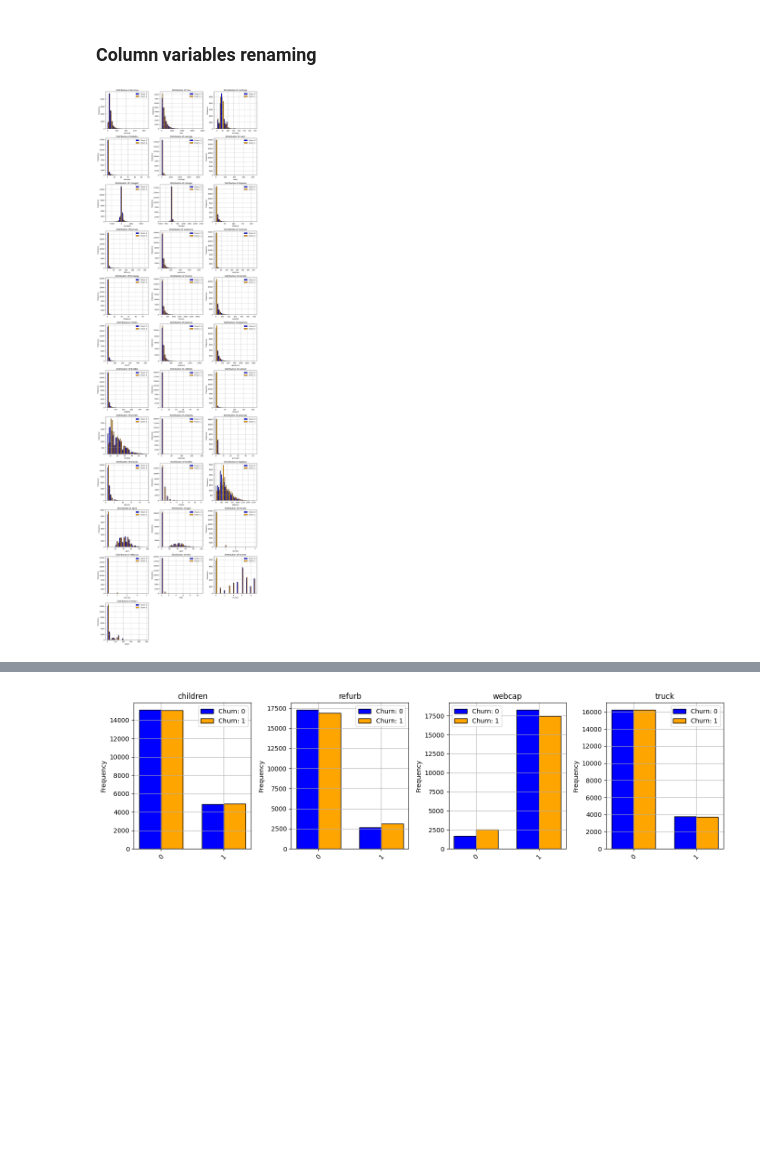
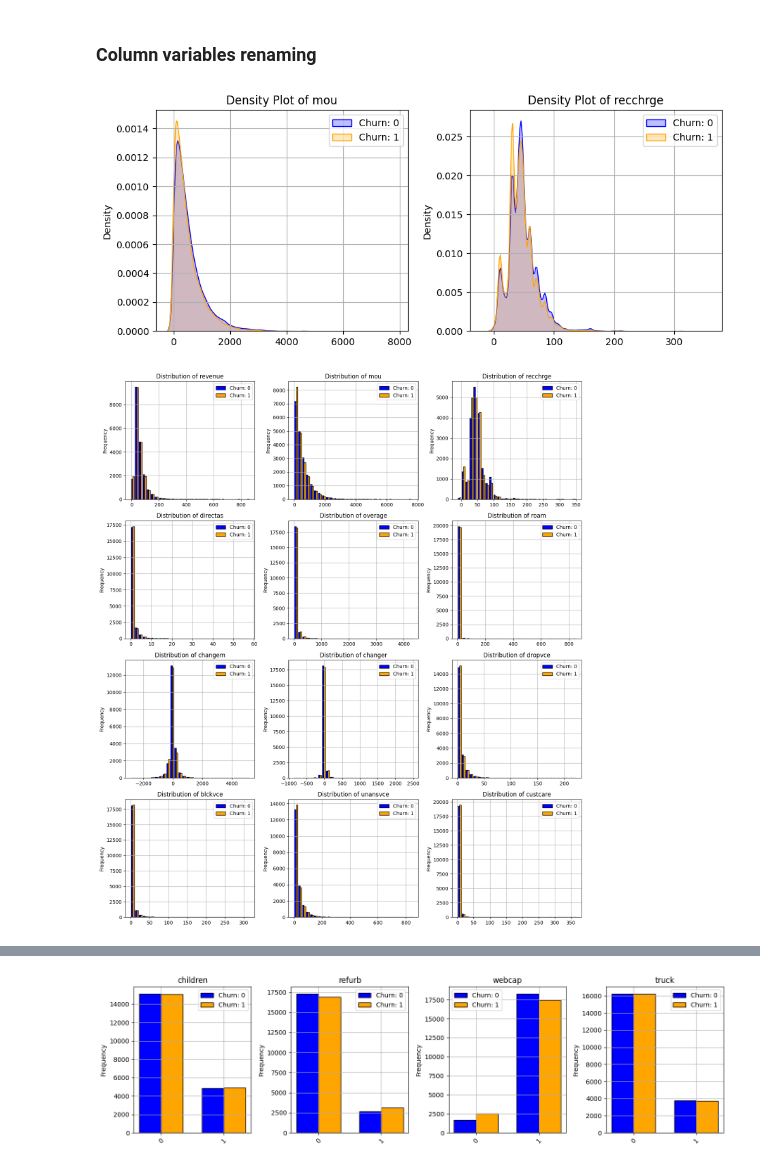
Before and after one commit to GrzegKrajewski/Masters_churn, a Jupyter notebook: code_masters_gk.ipynb, the cells around one changed output, grey strips where cells are left out. Saved outputs shown, nothing was run; the diff lists cells and outputs as text; code cells hidden in the pictures; blank space fills up the shorter version.

```diff
--- a/code_masters_gk.ipynb
+++ b/code_masters_gk.ipynb
@@ -317,9 +321,53 @@ def plot_eda(columns,df_fun=df_exp, num_cols=2, plt_type='hist', churn_col='chur
 
     plt.tight_layout()
     plt.show()
+# %%
+def plot_eda_density(columns, df_fun=df_exp, num_cols=2, churn_col='churn', col_labels=False):
+    # Get the unique values of the churn column
+    churn_values = df_fun[churn_col].unique()
+    colors = ['blue', 'orange']  # Colors for different churn categories
+
+    # Set up the figure and axes for multiple plots
+    num_plots = len(columns)
+    num_rows = (num_plots + num_cols - 1) // num_cols  # Calculate the number of rows needed
+
+    fig, axes = plt.subplots(num_rows, num_cols, figsize=(14, 4 * num_rows))
+    axes = axes.flatten()  # Flatten the axes array for easy iteration
+
+    for i, col in enumerate(columns):
+        ax = axes[i]
+
+        for j, churn_val in enumerate(churn_values):
+            # Plot the density plot
+            sns.kdeplot(df_fun[df_fun[churn_col] == churn_val][col],
+                        ax=ax,
+                        color=colors[j],
+                        label=f'Churn: {churn_val}',
+                        fill=True)  # fill=True adds shading under the curve
+
+        ax.set_title(f'Density Plot of {col}')
+        ax.set_ylabel('Density')
+        ax.grid(True)
+        ax.legend()  # Add legend to differentiate churn categories
+
+        if col_labels:
+            ax.set_xlabel(col)
+        else:
+            ax.set_xlabel('')
+
+    # Remove any empty subplots
+    for j in range(i + 1, len(axes)):
+        fig.delaxes(axes[j])
+
+    plt.tight_layout()
+    plt.show()
 # %%
 numerical_cols = [col for col in df_exp.select_dtypes(include=['number']).columns if df_exp[col].nunique() >= 3]
-
-plot_eda(numerical_cols,num_cols=3)
-# %% [output]
-[figure, removed]
+# %%
+plot_eda_density(numerical_cols[1:3],num_cols=3)
+# %% [output]
+[figure, added]
+# %%
+plot_eda(numerical_cols[0:12],num_cols=3)
+# %% [output]
+[figure, added]
```
Also changed, not shown: parts of 17 cells of this notebook.
